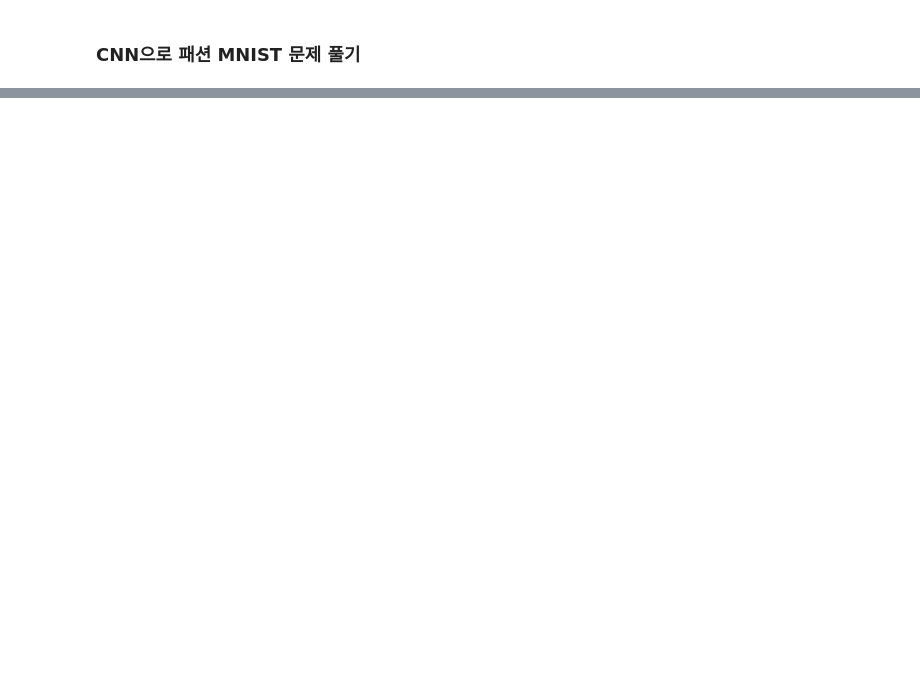
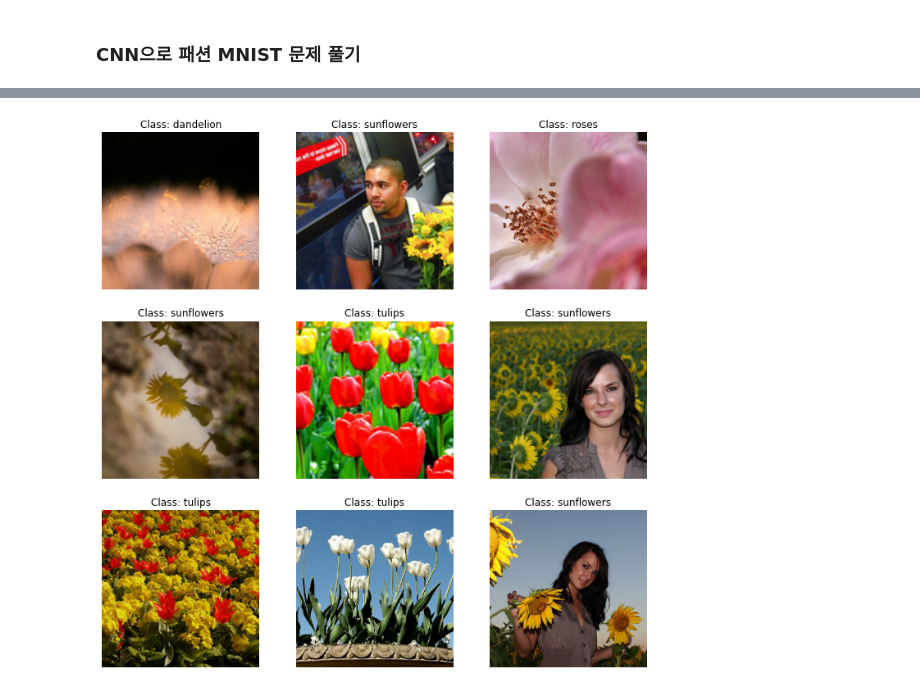
Before and after one commit to solyourock/ML_study, a Jupyter notebook: Hands_on/Chap14/chap_14.ipynb, the cells around one changed output, grey strips where cells are left out. Saved outputs shown, nothing was run; the diff lists cells and outputs as text; code cells hidden in the pictures; blank space fills up the shorter version.

```diff
--- a/Hands_on/Chap14/chap_14.ipynb
+++ b/Hands_on/Chap14/chap_14.ipynb
@@ -315,0 +505,41 @@ Epoch 10/10
+# %%
+def central_crop(image):
+    shape = tf.shape(image)
+    min_dim = tf.reduce_min([shape[0], shape[1]])
+    top_crop = (shape[0] - min_dim) // 4
+    bottom_crop = shape[0] - top_crop
+    left_crop = (shape[1] - min_dim) // 4
+    right_crop = shape[1] - left_crop
+    return image[top_crop:bottom_crop, left_crop:right_crop]
+
+def random_crop(image):
+    shape = tf.shape(image)
+    min_dim = tf.reduce_min([shape[0], shape[1]]) * 90 // 100
+    return tf.image.random_crop(image, [min_dim, min_dim, 3])
+
+def preprocess(image, label, randomize=False):
+    if randomize:
+        cropped_image = random_crop(image)
+        cropped_image = tf.image.random_flip_left_right(cropped_image)
+    else:
+        cropped_image = central_crop(image)
+    resized_image = tf.image.resize(cropped_image, [224, 224])
+    final_image = keras.applications.xception.preprocess_input(resized_image)
+    return final_image, label
+# %%
+batch_size = 32
+train_set = train_set_raw.shuffle(1000).repeat()
+train_set = train_set.map(partial(preprocess, randomize=True)).batch(batch_size).prefetch(1)
+valid_set = valid_set_raw.map(preprocess).batch(batch_size).prefetch(1)
+test_set = test_set_raw.map(preprocess).batch(batch_size).prefetch(1)
+# %%
+plt.figure(figsize=(12, 12))
+for X_batch, y_batch in train_set.take(1):
+  for index in range(9):
+    plt.subplot(3, 3, index + 1)
+    plt.imshow(X_batch[index] / 2 + 0.5)
+    plt.title("Class: {}".format(class_names[y_batch[index]]))
+    plt.axis("off")
+plt.show()
+# %% [output]
+[figure, added]
```
Also changed, not shown: parts of 42 cells of this notebook.
